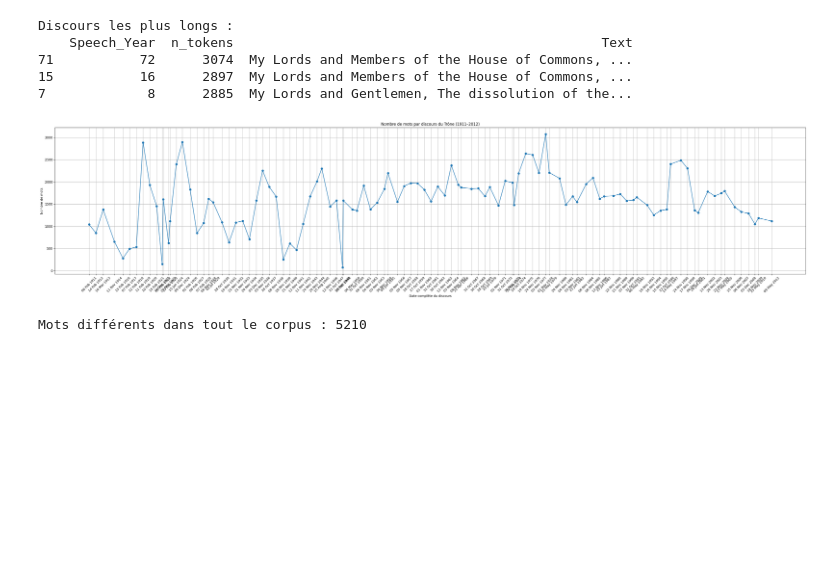
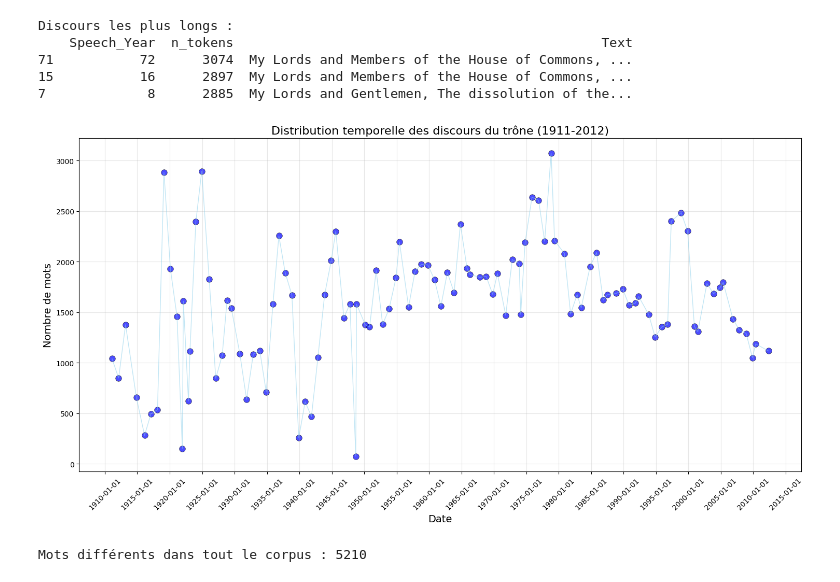
Before and after one commit to isabel6198/nlp_speech_throne, a Jupyter notebook: notebook/01_speech_throne.ipynb, the cells around one changed output. Saved outputs shown, nothing was run; the diff lists cells and outputs as text; code cells hidden in the pictures; blank space fills up the shorter version.

```diff
--- a/notebook/01_speech_throne.ipynb
+++ b/notebook/01_speech_throne.ipynb
@@ -144,26 +144,33 @@ Discours les plus longs :
 71           72      3074  My Lords and Members of the House of Commons, ...
 15           16      2897  My Lords and Members of the House of Commons, ...
 7             8      2885  My Lords and Gentlemen, The dissolution of the...
-# %%
-plt.figure(figsize=(34, 8))
-plt.plot(df['Date'], df['n_tokens'], marker='o')  #
-
-plt.title("Nombre de mots par discours du Trône (1911–2012)")
-plt.xlabel("Date complète du discours")
-plt.ylabel("Nombre de mots")
-plt.grid(True)
-
-# Formatage de la date complète
-date_format = mdates.DateFormatter('%d %b %Y')
-plt.gca().xaxis.set_major_formatter(date_format)
-
-# Ticks sur chaque discours
-plt.xticks(df['Date'], rotation=45)
-
-plt.tight_layout()
-plt.show()
-# %% [output]
-[figure, removed]
+# %%
+
+plt.figure(figsize=(15, 8))
+
+# Créer un scatter plot avec les dates exactes sur l'axe x
+plt.scatter(df['Date'], df['n_tokens'], s=70, alpha=0.7,
+            color='blue', edgecolor='black', linewidth=0.5)
+
+# Ajouter une ligne pour visualiser la tendance
+plt.plot(df['Date'], df['n_tokens'], color='skyblue', alpha=0.5, linewidth=1)
+
+# Formater l'axe x pour montrer les dates de manière appropriée
+plt.gca().xaxis.set_major_formatter(mdates.DateFormatter('%Y-%m-%d'))
+plt.gca().xaxis.set_major_locator(mdates.YearLocator(5))  # Une marque tous les 5 ans
+plt.xticks(rotation=45)
+
+# Ajouter titres et étiquettes
+plt.title('Distribution temporelle des discours du trône (1911-2012)', fontsize=16)
+plt.xlabel('Date', fontsize=14)
+plt.ylabel('Nombre de mots', fontsize=14)
+plt.grid(True, alpha=0.3)
+
+plt.tight_layout()
+plt.savefig('distribution_temporelle_discours.png', dpi=300)
+plt.show()
+# %% [output]
+[figure, added]
 # %%
 doc_complet = nlp(" ".join(df["Text"]).lower())  #  représente tout le corpus concaténé (donc 1 très long texte)
 unique_words = set([token.text for token in doc_complet if token.is_alpha])
```
Also changed, not shown: parts of 5 cells of this notebook, 5 other files.
